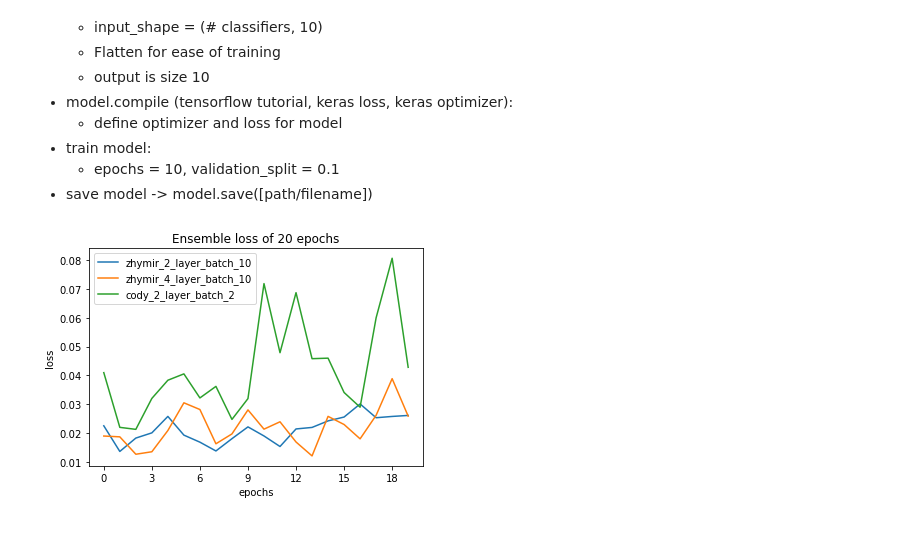
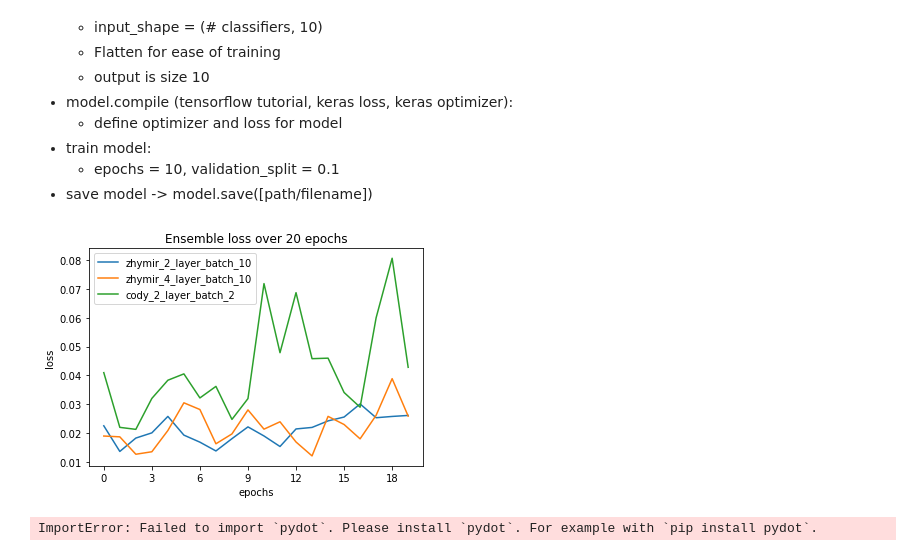
Before and after one commit to CJShearer/project-athena, a Jupyter notebook: Task2/Report.ipynb, the cells around one changed output. Saved outputs shown, nothing was run; the diff lists cells and outputs as text; code cells hidden in the pictures.

```diff
--- a/Task2/Report.ipynb
+++ b/Task2/Report.ipynb
@@ -145,32 +145,39 @@ Current location: src/scripts/zhymir_scripts/train_test
 # %%
 # add src directory to python path
 import os
 import sys
 module_path = os.path.abspath(os.path.join('../src'))
 if module_path not in sys.path:
     sys.path.append(module_path)
 from utils.file import load_from_json
 
 from matplotlib import pyplot as plt
 from matplotlib.ticker import MaxNLocator
 # set x-axis to be integer
 ax = plt.figure().gca()
 ax.xaxis.set_major_locator(MaxNLocator(integer=True))
 # matplotlib bg color setting
 plt.rcParams['axes.facecolor'] = 'white'
 
 
 #### plot current model validation histories:
 zhymir_2_layer_history = load_from_json('./data/zhymir_model_2_layer_history')
 zhymir_4_layer_history = load_from_json('./data/zhymir_model_4_layer_history')
 cody_2_layer_batch_2 = load_from_json('./data/cody_model_2_layer_batch_2_history')
 plt.plot(zhymir_2_layer_history['val_loss'])
 plt.plot(zhymir_4_layer_history['val_loss'])
 plt.plot(cody_2_layer_batch_2['val_loss'])
-plt.title('Ensemble loss of 20 epochs')
+plt.title('Ensemble loss over 20 epochs')
 plt.xlabel('epochs')
 plt.ylabel('loss')
 plt.legend(['zhymir_2_layer_batch_10','zhymir_4_layer_batch_10', 'cody_2_layer_batch_2'], loc='upper left')
 plt.show()
 # %% [output]
-[figure, old version]
+[figure, new version]
+# %%
+from keras import models
+from keras.utils.vis_utils import plot_model
+model = models.load_model('models/cody_model_2_layer_batch_2.h5')
+plot_model(model, show_shapes=True, show_layer_names=True)
+# %% [output]
+ImportError: Failed to import `pydot`. Please install `pydot`. For example with `pip install pydot`.
```
